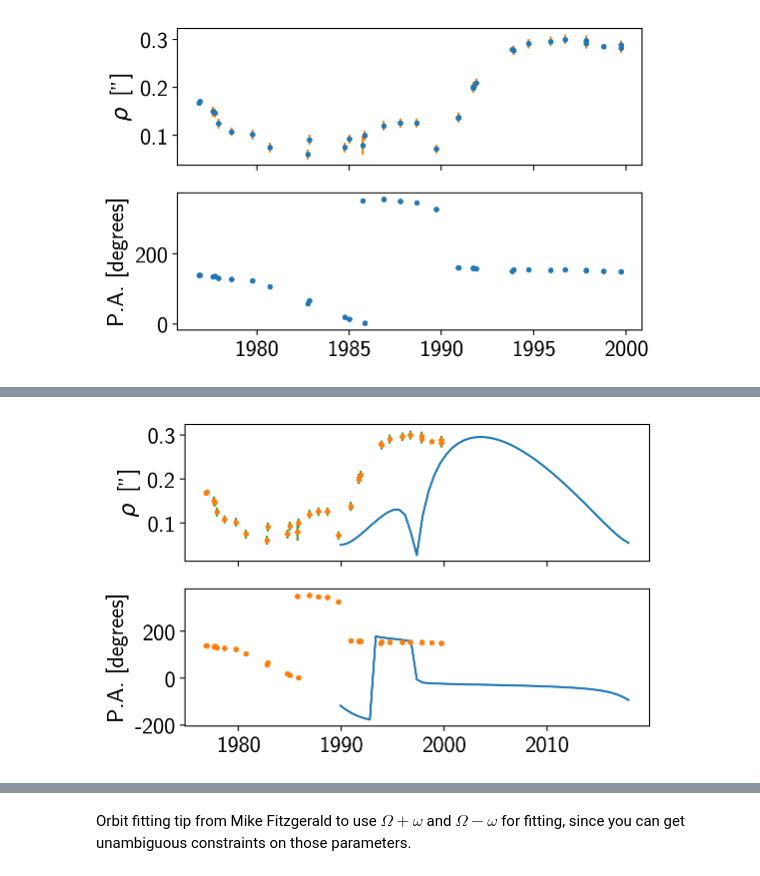
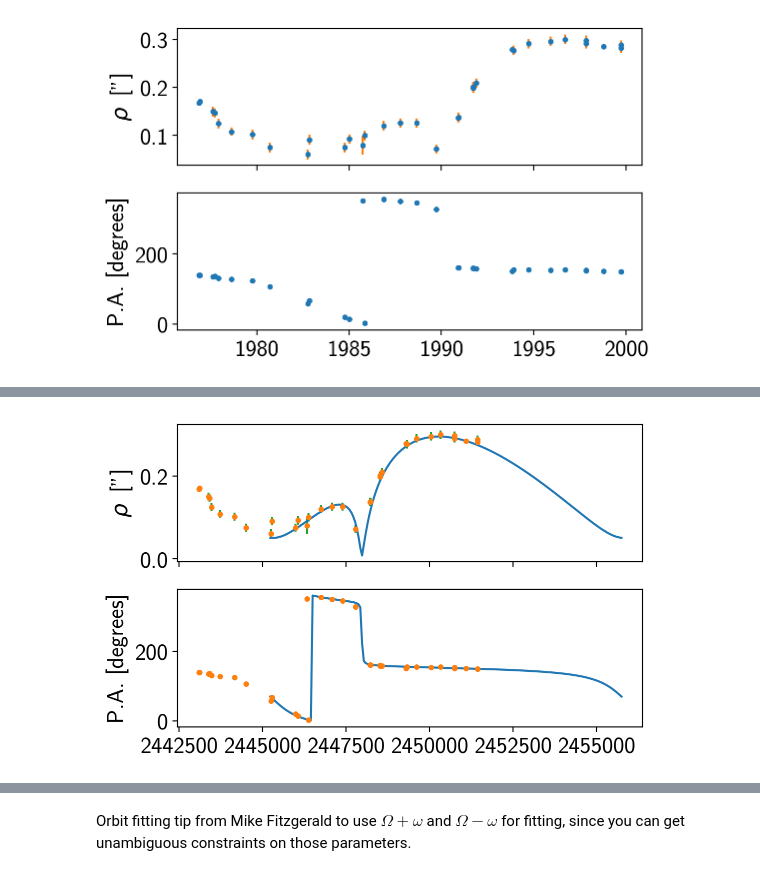
Before and after one commit to iancze/exoplanet, a Jupyter notebook: docs/notebooks/astrometric.ipynb, the cells around one changed output, grey strips where cells are left out. Drawn from its saved outputs; the diff is of its cells as text; code cells hidden in the pictures.

Commit message:
isolating true anomaly mismatch.

```diff
--- a/docs/notebooks/astrometric.ipynb
+++ b/docs/notebooks/astrometric.ipynb
@@ -183,2 +183,25 @@ t = np.linspace(0, 28, num=50) # in years from 0
 rho, theta = f_ang(t)
 X, Y = f_pos(t)
+# %%
+from scipy.optimize import fsolve
+
+def theta(t):
+    '''Calculate the true anomoly for the A-B orbit.
+    Input is in days.'''
+
+    # t is input in seconds
+
+    # Take a modulus of the period
+    t = (t - T0) % P
+
+    f = lambda E: E - e * np.sin(E) - 2 * np.pi * t/P
+    E0 = 2 * np.pi * t / P
+
+    E = fsolve(f, E0)[0]
+
+    th = 2 * np.arctan(np.sqrt((1 + e)/(1 - e)) * np.tan(E/2.))
+
+    if E < np.pi:
+        return th
+    else:
+        return th + 2 * np.pi
@@ -185,14 +217,17 @@ X, Y = f_pos(t)
 # %%
 fig, ax = plt.subplots(nrows=2, sharex=True)
-ax[0].plot(t + 1989.92, rho)
-ax[0].plot(astro_yrs, rho_data, ".")
-ax[0].errorbar(astro_yrs, rho_data, yerr=rho_err, ls="")
+ax[0].plot(t, rho)
+ax[0].plot(astro_jds, rho_data, ".")
+ax[0].errorbar(astro_jds, rho_data, yerr=rho_err, ls="")
 ax[0].set_ylabel(r'$\rho\,$ ["]')
 
-ax[1].plot(t + 1989.92, theta * 180/np.pi)
-ax[1].plot(astro_yrs, theta_data, ".")
-ax[1].errorbar(astro_yrs, theta_data, yerr=theta_err, ls="")
+theta_wrap = theta
+theta_wrap[theta_wrap < 0] += 2 * np.pi
+
+ax[1].plot(t, theta * 180/np.pi)
+ax[1].plot(astro_jds, theta_data, ".")
+ax[1].errorbar(astro_jds, theta_data, yerr=theta_err, ls="")
 ax[1].set_ylabel(r'P.A. [degrees]');
 # %% [output]
-[figure, old version]
+[figure, new version]
 # %%
```
Also changed, not shown: parts of 4 cells of this notebook, 1 other file.
